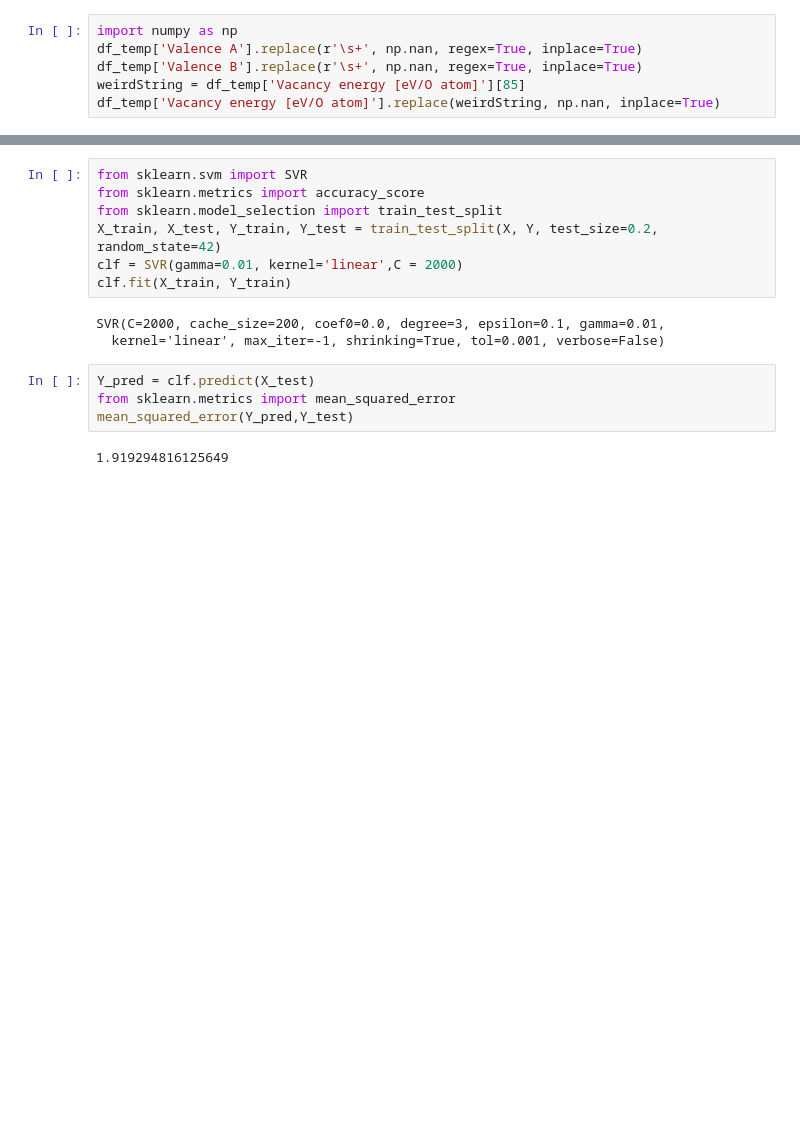
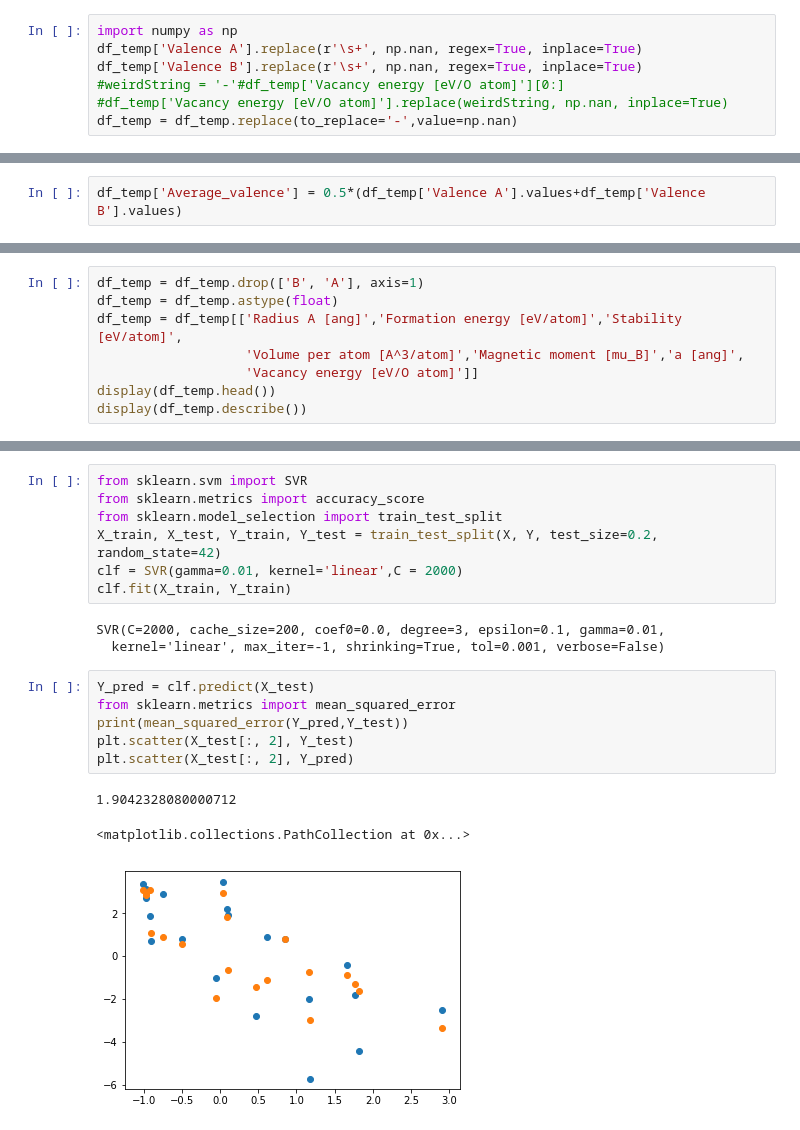
Before and after one commit to boledadian/cammp_7, a Jupyter notebook: P3_optional/Untitled.ipynb, the cells around one changed output, grey strips where cells are left out. Cells and saved outputs as stored; diff of their text form; blank space fills up the shorter version.

```diff
--- a/P3_optional/Untitled.ipynb
+++ b/P3_optional/Untitled.ipynb
@@ -79,6 +79,7 @@ df_temp.head()
 import numpy as np
 df_temp['Valence A'].replace(r'\s+', np.nan, regex=True, inplace=True)
 df_temp['Valence B'].replace(r'\s+', np.nan, regex=True, inplace=True)
-weirdString = df_temp['Vacancy energy [eV/O atom]'][85]
-df_temp['Vacancy energy [eV/O atom]'].replace(weirdString, np.nan, inplace=True)
+#weirdString = '-'#df_temp['Vacancy energy [eV/O atom]'][0:]
+#df_temp['Vacancy energy [eV/O atom]'].replace(weirdString, np.nan, inplace=True)
+df_temp = df_temp.replace(to_replace='-',value=np.nan)
 # %%
@@ -120,0 +119,2 @@ display(df_temp.describe())
+# %%
+df_temp['Average_valence'] = 0.5*(df_temp['Valence A'].values+df_temp['Valence B'].values)
@@ -120,0 +131,8 @@ display(df_temp.describe())
+# %%
+df_temp = df_temp.drop(['B', 'A'], axis=1)
+df_temp = df_temp.astype(float)
+df_temp = df_temp[['Radius A [ang]','Formation energy [eV/atom]','Stability [eV/atom]',
+                   'Volume per atom [A^3/atom]','Magnetic moment [mu_B]','a [ang]',
+                   'Vacancy energy [eV/O atom]']]
+display(df_temp.head())
+display(df_temp.describe())
@@ -193,8 +221,12 @@ SVR(C=2000, cache_size=200, coef0=0.0, degree=3, epsilon=0.1, gamma=0.01,
 # %%
 Y_pred = clf.predict(X_test)
 from sklearn.metrics import mean_squared_error
-mean_squared_error(Y_pred,Y_test)
+print(mean_squared_error(Y_pred,Y_test))
+plt.scatter(X_test[:, 2], Y_test)
+plt.scatter(X_test[:, 2], Y_pred)
 # %% [output]
-1.919294816125649
+1.9042328080000712
+<matplotlib.collections.PathCollection at 0x...>
+[figure, added]
 # %%
 from sklearn.neighbors import KNeighborsRegressor
```
Also changed, not shown: parts of 18 cells of this notebook, 1 other file.
